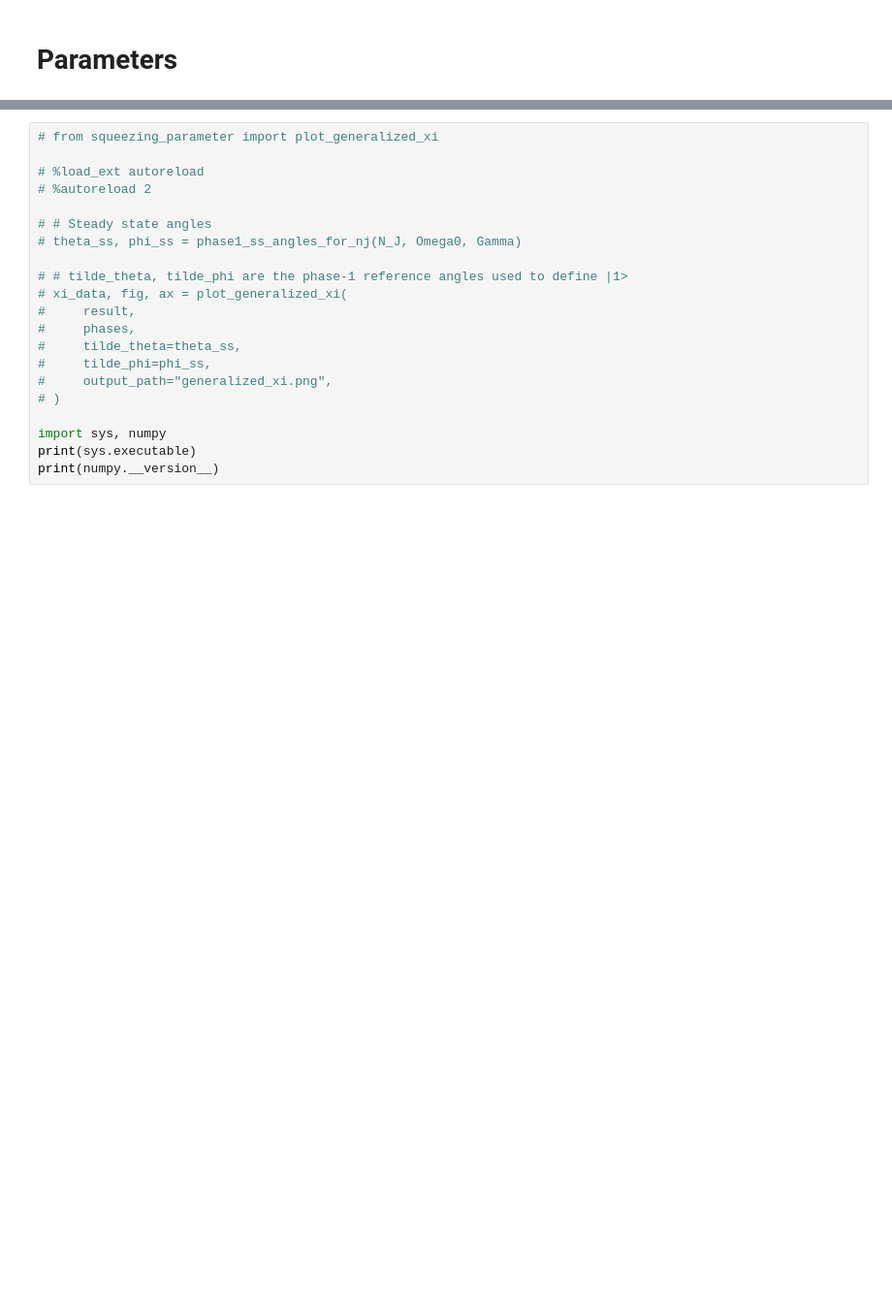
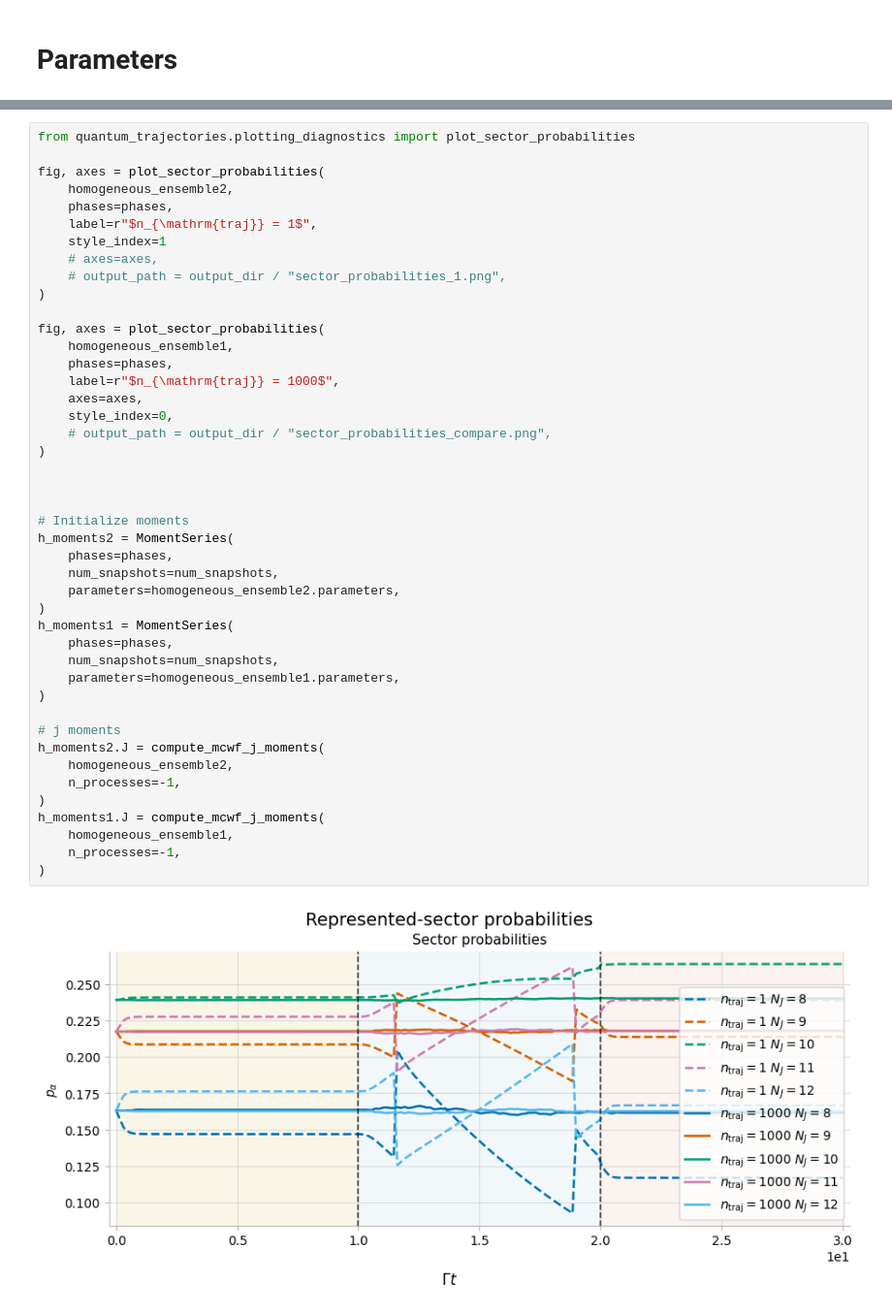
Before and after one commit to AsharKamal98/cavity-OAT, a Jupyter notebook: main.ipynb, the cells around one changed output, grey strips where cells are left out. Shown at 97% size. Drawn from its saved outputs; the diff is of its cells as text; blank space fills up the shorter version.

```diff
--- a/main.ipynb
+++ b/main.ipynb
@@ -1265,21 +468,46 @@ compare_shifted_jump_operator_ensemble(N=20, dt=1e-2, Gamma=1.0)
-# %%
-# from squeezing_parameter import plot_generalized_xi
-
-# %load_ext autoreload
-# %autoreload 2
-
-# # Steady state angles
-# theta_ss, phi_ss = phase1_ss_angles_for_nj(N_J, Omega0, Gamma)
-
-# # tilde_theta, tilde_phi are the phase-1 reference angles used to define |1>
-# xi_data, fig, ax = plot_generalized_xi(
-#     result,
-#     phases,
-#     tilde_theta=theta_ss,
-#     tilde_phi=phi_ss,
-#     output_path="generalized_xi.png",
-# )
-
-import sys, numpy
-print(sys.executable)
-print(numpy.__version__)
+# %%
+from quantum_trajectories.plotting_diagnostics import plot_sector_probabilities
+
+fig, axes = plot_sector_probabilities(
+    homogeneous_ensemble2,
+    phases=phases,
+    label=r"$n_{\mathrm{traj}} = 1$",
+    style_index=1
+    # axes=axes,
+    # output_path = output_dir / "sector_probabilities_1.png",
+)
+
+fig, axes = plot_sector_probabilities(
+    homogeneous_ensemble1,
+    phases=phases,
+    label=r"$n_{\mathrm{traj}} = 1000$",
+    axes=axes,
+    style_index=0,
+    # output_path = output_dir / "sector_probabilities_compare.png",
+)
+
+
+
+# Initialize moments
+h_moments2 = MomentSeries(
+    phases=phases,
+    num_snapshots=num_snapshots,
+    parameters=homogeneous_ensemble2.parameters,
+)
+h_moments1 = MomentSeries(
+    phases=phases,
+    num_snapshots=num_snapshots,
+    parameters=homogeneous_ensemble1.parameters,
+)
+
+# j moments
+h_moments2.J = compute_mcwf_j_moments(
+    homogeneous_ensemble2,
+    n_processes=-1,
+)
+h_moments1.J = compute_mcwf_j_moments(
+    homogeneous_ensemble1,
+    n_processes=-1,
+)
+# %% [output]
+[figure, added]
```
Also changed, not shown: parts of 26 cells of this notebook, 54 other files.
